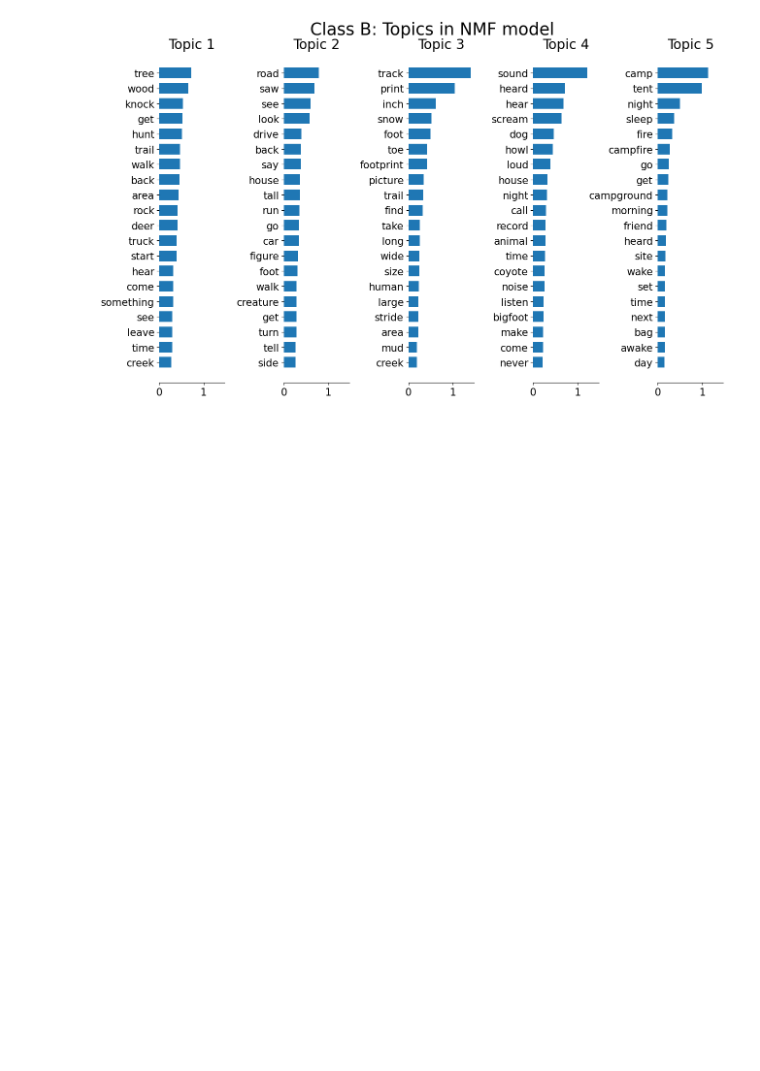
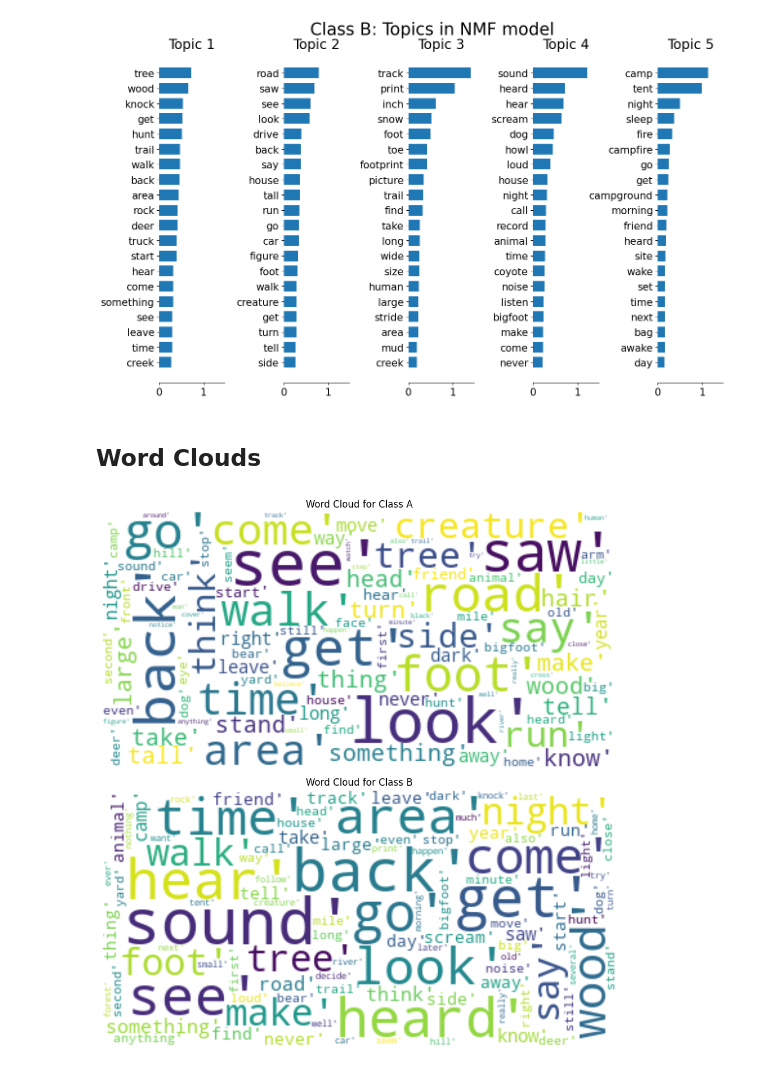
Before and after one commit to julieleung6/where_is_bigfoot, a Jupyter notebook: notebooks/modeling.ipynb, the cells around one changed output. Saved outputs shown, nothing was run; the diff lists cells and outputs as text; code cells hidden in the pictures; blank space fills up the shorter version.

```diff
--- a/notebooks/modeling.ipynb
+++ b/notebooks/modeling.ipynb
@@ -682,3 +682,5 @@ plot_top_words(W, tfidf_feature_names, n_top_words, "Class B: Topics in NMF mode
 topic_word_plot()
 # %% [output]
 [figure]
+# %% [markdown]
+## Word Clouds
@@ -684,0 +691,35 @@ topic_word_plot()
+# %%
+# Filtering the DataFrame for classes a and b
+class_a = df[df['classification'] == 1]['processed_text']
+class_b = df[df['classification'] == 0]['processed_text']
+
+# Concatenate each class into a single string
+class_a_text = " ".join(review for review in class_a)
+class_b_text = " ".join(review for review in class_b)
+
+# Generate a word cloud image for class a
+wordcloud_a = WordCloud(max_font_size=50, max_words=100, collocations=False, background_color="white").generate(class_a_text)
+
+# Generate a word cloud image for class b
+wordcloud_b = WordCloud(max_font_size=50, max_words=100, collocations=False, background_color="white").generate(class_b_text)
+
+# Display the generated images
+fig, axs = plt.subplots(2, 1, figsize=(10, 10))
+
+# class a word cloud
+axs[0].imshow(wordcloud_a, interpolation='bilinear')
+axs[0].set_title('Word Cloud for Class A')
+axs[0].axis('off')
+
+# class b word cloud
+axs[1].imshow(wordcloud_b, interpolation='bilinear')
+axs[1].set_title('Word Cloud for Class B')
+axs[1].axis('off')
+
+# Adjust layout
+plt.tight_layout()
+
+# Show the word clouds
+plt.show()
+# %% [output]
+[figure, added]
```
Also changed, not shown: parts of 2 cells of this notebook.
